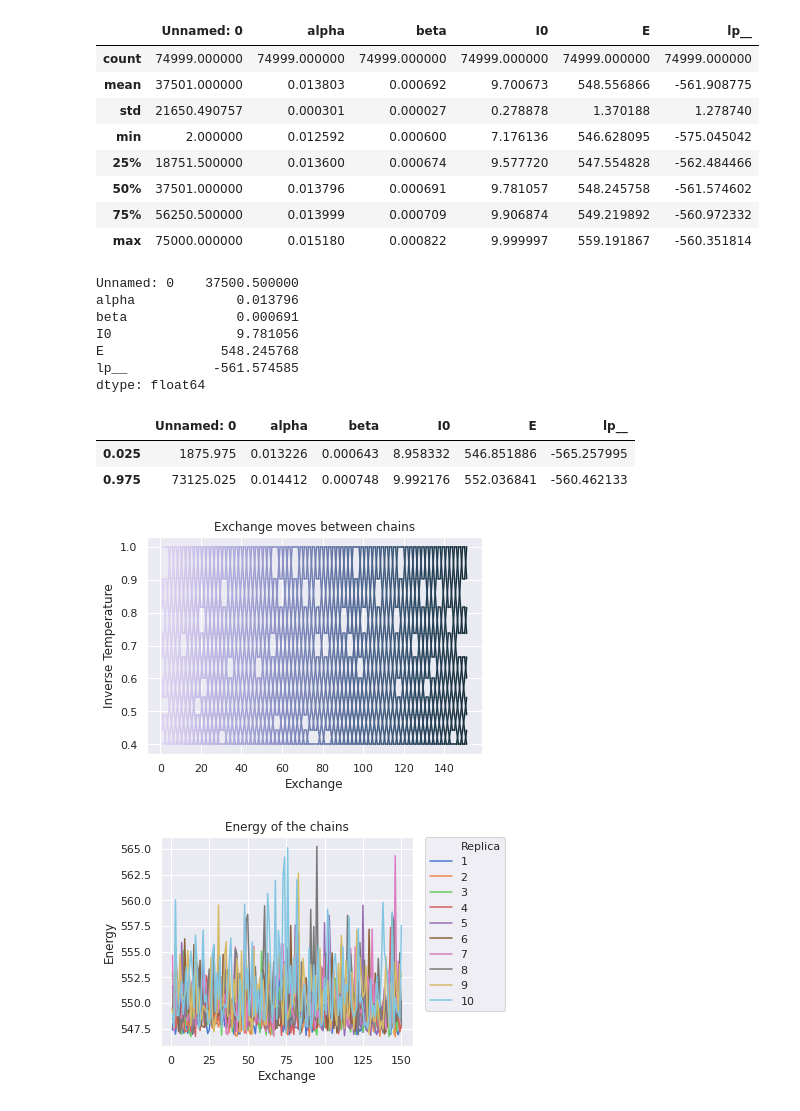
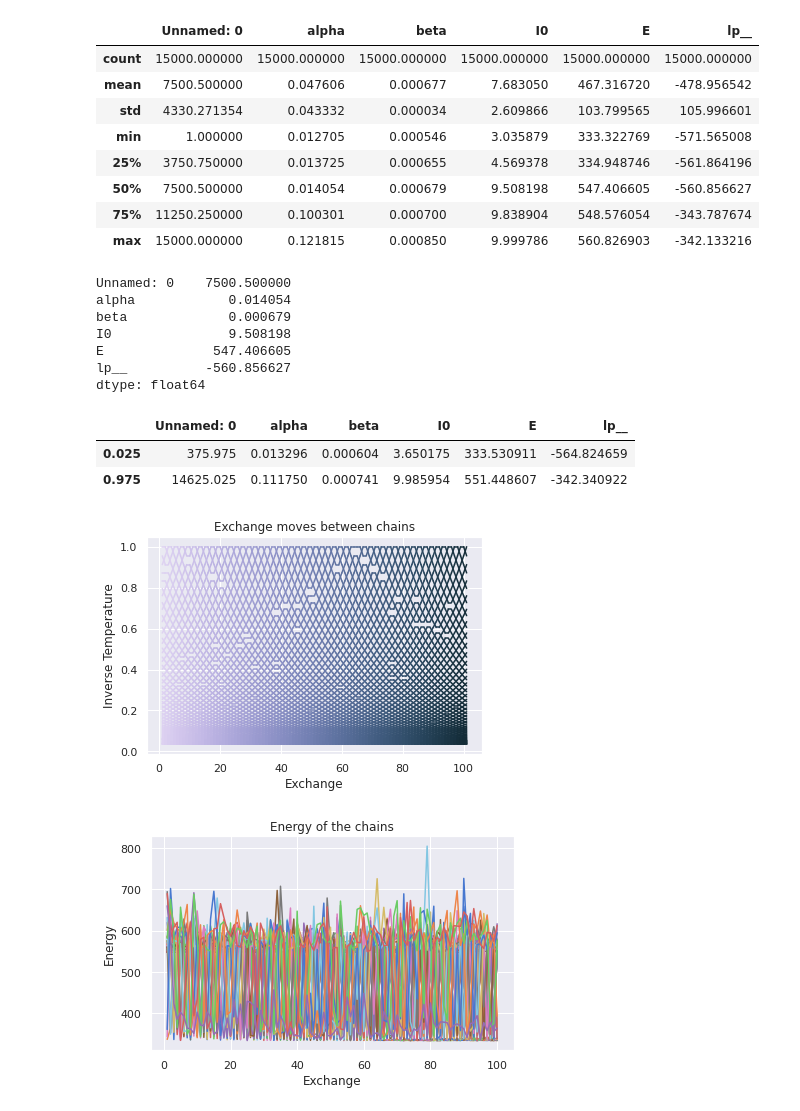
Before and after one commit to jear2412/BUQ-ODEsMCMC, a Jupyter notebook: PT-HMC-SIRblackplague.ipynb, the cells around one changed output. Saved outputs shown, nothing was run; the diff lists cells and outputs as text; code cells hidden in the pictures.

```diff
--- a/PT-HMC-SIRblackplague.ipynb
+++ b/PT-HMC-SIRblackplague.ipynb
@@ -31,54 +35,54 @@ def Analysis(x):
 # %%
 #Databases
 
-SIRdE=pd.read_csv('SIRdE.csv')
-SIRdex=pd.read_csv('SIRdex.csv')
-SIRdms=pd.read_csv('SIRdms.csv')
-SIRobs=pd.read_csv('SIRobs.csv')
+SIRdE=pd.read_csv('SIR2dE.csv')
+SIRdex=pd.read_csv('SIR2dex.csv')
+#SIRdms=pd.read_csv('SIR2dms.csv')
+SIRobs=pd.read_csv('SIR2obs.csv')
 # %%
 pd.DataFrame.describe(SIRobs)
 # %% [output]
 |  | Unnamed: 0 | alpha | beta | I0 | E | lp__ |
-| count | 74999.000000 | 74999.000000 | 74999.000000 | 74999.000000 | 74999.000000 | 74999.000000 |
-| mean | 37501.000000 | 0.013803 | 0.000692 | 9.700673 | 548.556866 | -561.908775 |
-| std | 21650.490757 | 0.000301 | 0.000027 | 0.278878 | 1.370188 | 1.278740 |
-| min | 2.000000 | 0.012592 | 0.000600 | 7.176136 | 546.628095 | -575.045042 |
-| 25% | 18751.500000 | 0.013600 | 0.000674 | 9.577720 | 547.554828 | -562.484466 |
-| 50% | 37501.000000 | 0.013796 | 0.000691 | 9.781057 | 548.245758 | -561.574602 |
-| 75% | 56250.500000 | 0.013999 | 0.000709 | 9.906874 | 549.219892 | -560.972332 |
-| max | 75000.000000 | 0.015180 | 0.000822 | 9.999997 | 559.191867 | -560.351814 |
+| count | 15000.000000 | 15000.000000 | 15000.000000 | 15000.000000 | 15000.000000 | 15000.000000 |
+| mean | 7500.500000 | 0.047606 | 0.000677 | 7.683050 | 467.316720 | -478.956542 |
+| std | 4330.271354 | 0.043332 | 0.000034 | 2.609866 | 103.799565 | 105.996601 |
+| min | 1.000000 | 0.012705 | 0.000546 | 3.035879 | 333.322769 | -571.565008 |
+| 25% | 3750.750000 | 0.013725 | 0.000655 | 4.569378 | 334.948746 | -561.864196 |
+| 50% | 7500.500000 | 0.014054 | 0.000679 | 9.508198 | 547.406605 | -560.856627 |
+| 75% | 11250.250000 | 0.100301 | 0.000700 | 9.838904 | 548.576054 | -343.787674 |
+| max | 15000.000000 | 0.121815 | 0.000850 | 9.999786 | 560.826903 | -342.133216 |
 # %%
 pd.DataFrame.median(SIRobs)
 # %% [output]
-Unnamed: 0    37500.500000
-alpha             0.013796
-beta              0.000691
-I0                9.781056
-E               548.245768
-lp__           -561.574585
+Unnamed: 0    7500.500000
+alpha            0.014054
+beta             0.000679
+I0               9.508198
+E              547.406605
+lp__          -560.856627
 dtype: float64
 # %%
 pd.DataFrame.quantile(SIRobs, (0.025, 0.975))
 # %% [output]
 |  | Unnamed: 0 | alpha | beta | I0 | E | lp__ |
-| 0.025 | 1875.975 | 0.013226 | 0.000643 | 8.958332 | 546.851886 | -565.257995 |
-| 0.975 | 73125.025 | 0.014412 | 0.000748 | 9.992176 | 552.036841 | -560.462133 |
+| 0.025 | 375.975 | 0.013296 | 0.000604 | 3.650175 | 333.530911 | -564.824659 |
+| 0.975 | 14625.025 | 0.111750 | 0.000741 | 9.985954 | 551.448607 | -342.340922 |
 # %%
 ax=sns.lineplot(x="x", y="y", hue="g",data=SIRdex, legend=False,  palette="ch:2.5,.25")
 ax.set(xlabel="Exchange", ylabel = "Inverse Temperature")
 ax.set_title('Exchange moves between chains')
 plt.savefig('PTSIR1.png', dpi=500)
 # %% [output]
-[figure, old version]
+[figure, new version]
 # %%
-ax=sns.lineplot(x="Exchange", y="E", hue="Replica", data=SIRdE, legend="full",  palette="muted")
+ax=sns.lineplot(x="Exchange", y="E", hue="Replica", data=SIRdE, legend=False,  palette="muted")
 ax.set(xlabel="Exchange", ylabel = "Energy")
 ax.set_title('Energy of the chains')
-plt.legend(bbox_to_anchor=(1.05, 1), loc=2, borderaxespad=0.)
+#plt.legend(bbox_to_anchor=(1.05, 1), loc=2, borderaxespad=0.)
 plt.tight_layout()
 plt.savefig('PTSIR2.png', dpi=450)
 # %% [output]
-[figure, old version]
+[figure, new version]
 # %%
 alpha= SIRobs['alpha']
 beta= SIRobs['beta']
```
Also changed, not shown: parts of 18 cells of this notebook.
